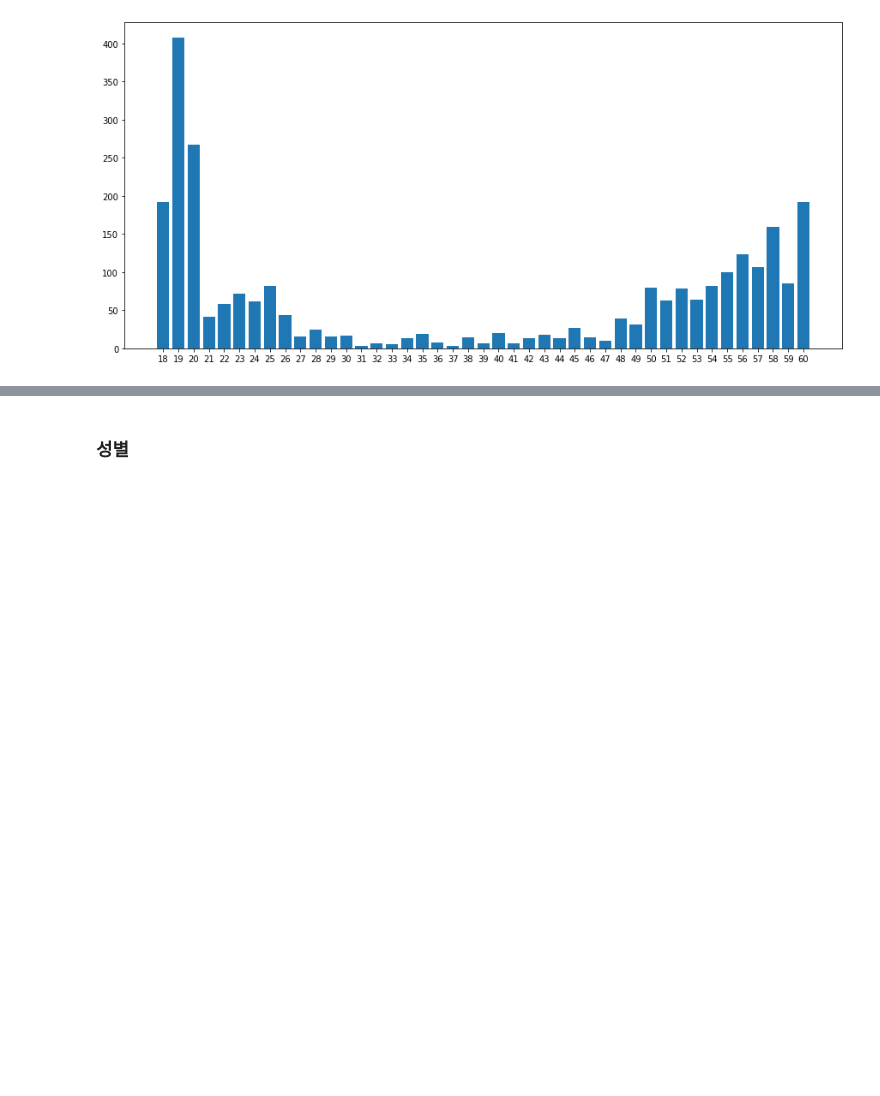
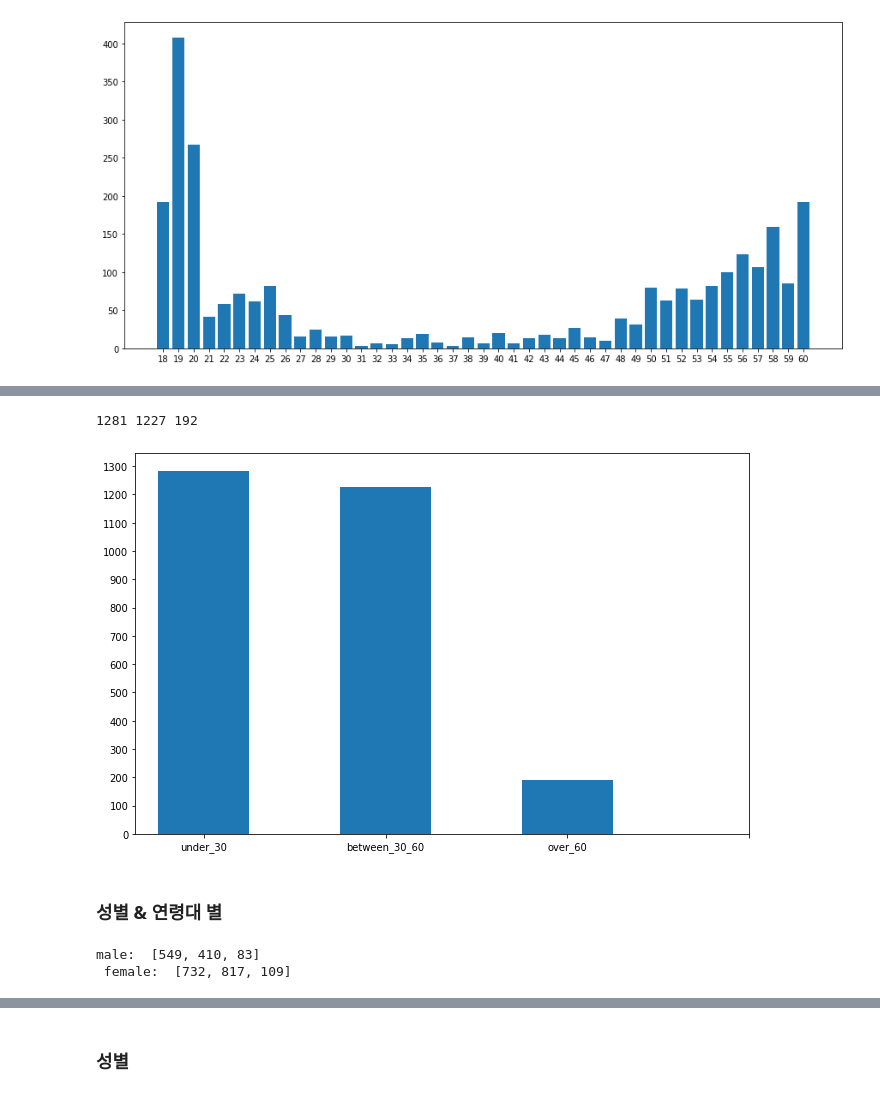
Before and after one commit to boostcampaitech4cv1/level1_imageclassification_cv-level1-cv-10, a Jupyter notebook: EDA.ipynb, the cells around one changed output, grey strips where cells are left out. Saved outputs shown, nothing was run; the diff lists cells and outputs as text; code cells hidden in the pictures; blank space fills up the shorter version.

```diff
--- a/EDA.ipynb
+++ b/EDA.ipynb
@@ -47,0 +53,38 @@ plt.show()
+# %%
+under_30 = df_csv[df_csv['age']<30]
+under_60 = df_csv[(df_csv['age']<60) & (30<=df_csv['age'])]
+over_60 = df_csv[df_csv['age']>=60]
+# %%
+count_30_under = under_30['age'].count()
+count_60_under = under_60['age'].count()
+count_60_over = over_60['age'].count()
+# %%
+# values
+print(count_30_under,count_60_under,count_60_over)
+# %% [output]
+1281 1227 192
+# %%
+fig, axes = plt.subplots(1, 1, figsize=(11, 7))
+axes.bar(['under_30','between_30_60','over_60'],[count_30_under,count_60_under,count_60_over], width = 0.5)
+plt.xticks(np.arange(0,4), fontsize=10, rotation=0)
+plt.yticks(np.arange(0,1400,100))
+plt.show()
+# %% [output]
+[figure, added]
+# %% [markdown]
+### 성별 & 연령대 별
+# %%
+count_30_under_male = under_30['age'][under_30['gender']== 'male'].count()
+count_60_under_male = under_60['age'][under_60['gender']== 'male'].count()
+count_60_over_male = over_60['age'][over_60['gender']== 'male'].count()
+
+count_30_under_female = under_30['age'][under_30['gender']== 'female'].count()
+count_60_under_female = under_60['age'][under_60['gender']== 'female'].count()
+count_60_over_female = over_60['age'][over_60['gender']== 'female'].count()
+
+male = [count_30_under_male,count_60_under_male,count_60_over_male]
+female = [count_30_under_female,count_60_under_female,count_60_over_female]
+print('male: ',male,'\n','female: ',female)
+# %% [output]
+male:  [549, 410, 83]
+ female:  [732, 817, 109]
```
Also changed, not shown: parts of 2 cells of this notebook.
